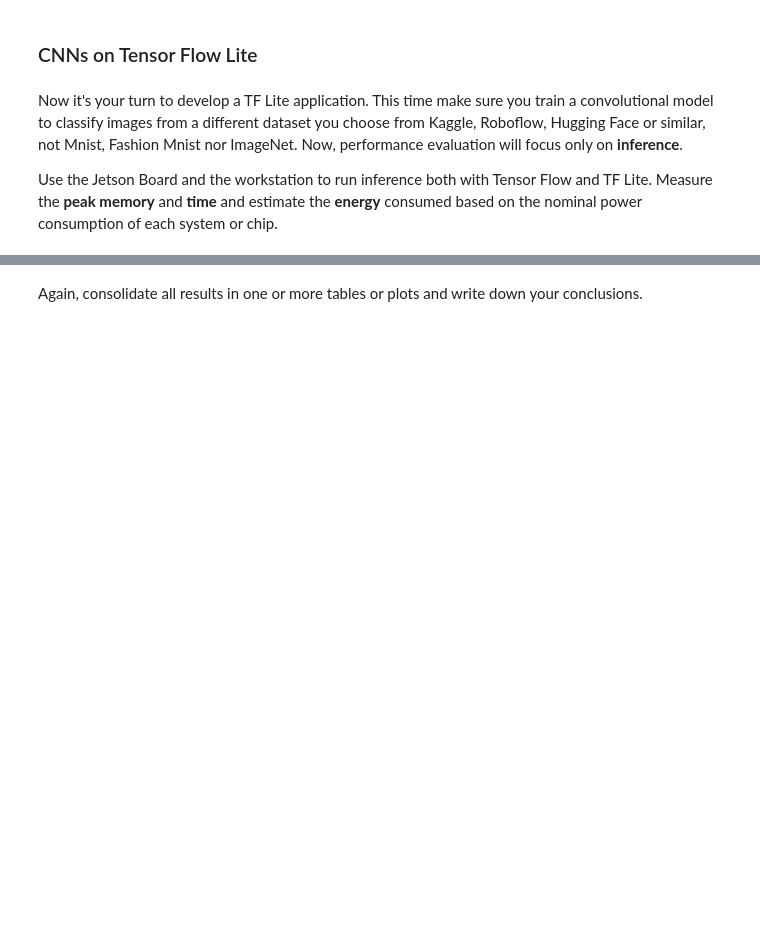
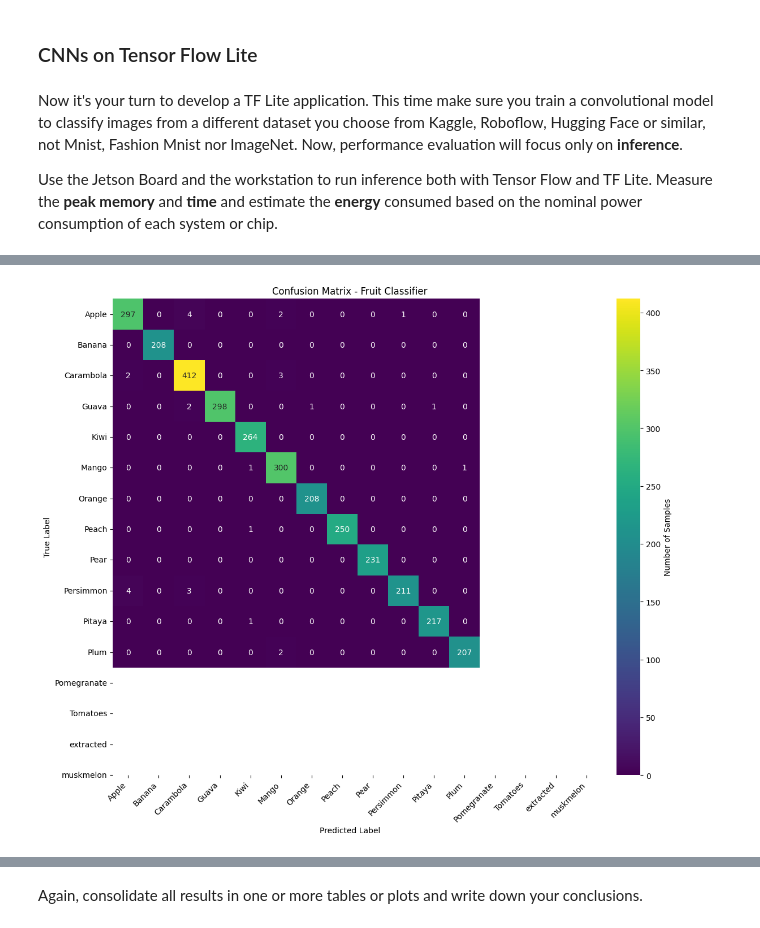
Before and after one commit to jusanchez6/Embedded-Machine-Learning, a Jupyter notebook: Lab3/Embedded_ML_Lab_3_Accelerators_for_ML.ipynb, the cells around one changed output, grey strips where cells are left out. Saved outputs shown, nothing was run; the diff lists cells and outputs as text; code cells hidden in the pictures; blank space fills up the shorter version.

Commit message:
Some progress, models created and trained (no retraining)

```diff
--- a/Lab3/Embedded_ML_Lab_3_Accelerators_for_ML.ipynb
+++ b/Lab3/Embedded_ML_Lab_3_Accelerators_for_ML.ipynb
@@ -270,0 +508,9 @@ tf.config.set_visible_devices([], 'GPU')
+# %%
+import tensorflow as tf
+from tensorflow.keras import layers, models
+import matplotlib.pyplot as plt
+
+# Settings
+IMG_HEIGHT, IMG_WIDTH = 100, 100
+BATCH_SIZE = 32
+EPOCHS = 10
@@ -270,0 +623,46 @@ tf.config.set_visible_devices([], 'GPU')
+# %%
+import numpy as np
+import matplotlib.pyplot as plt
+import seaborn as sns
+from sklearn.metrics import confusion_matrix, ConfusionMatrixDisplay
+import tensorflow as tf
+from tensorflow.keras.models import load_model
+
+# Load the trained model
+model = load_model("fruit_classifier.keras")
+
+# Load the test dataset
+test_ds = tf.keras.utils.image_dataset_from_directory(
+    "./data/test",
+    image_size=(IMG_HEIGHT, IMG_WIDTH),
+    batch_size=BATCH_SIZE,
+    shuffle=False  # Ensure labels align with predictions
+)
+
+# Extract class names and true labels
+class_names = test_ds.class_names
+# Concatenate true labels from the dataset
+y_true = np.concatenate([labels.numpy() for _, labels in test_ds], axis=0)
+
+# Generate predictions
+y_pred_probs = model.predict(test_ds)
+y_pred = np.argmax(y_pred_probs, axis=1)
+
+# Compute confusion matrix
+cm = confusion_matrix(y_true, y_pred)
+
+# Plot confusion matrix with improved visualization
+plt.figure(figsize=(12, 10))
+sns.heatmap(
+    cm, annot=True, fmt="d", cmap="viridis",
+    xticklabels=class_names, yticklabels=class_names,
+    cbar=True, cbar_kws={"label": "Number of Samples"}
+)
+plt.xlabel("Predicted Label")
+plt.ylabel("True Label")
+plt.title("Confusion Matrix - Fruit Classifier")
+plt.xticks(rotation=45, ha="right")
+plt.yticks(rotation=0)
+plt.tight_layout()
+plt.show()
+# %% [output]
@@ -270,0 +671 @@ tf.config.set_visible_devices([], 'GPU')
+[figure, added]
```
Also changed, not shown: parts of 34 cells of this notebook, 4 other files.
